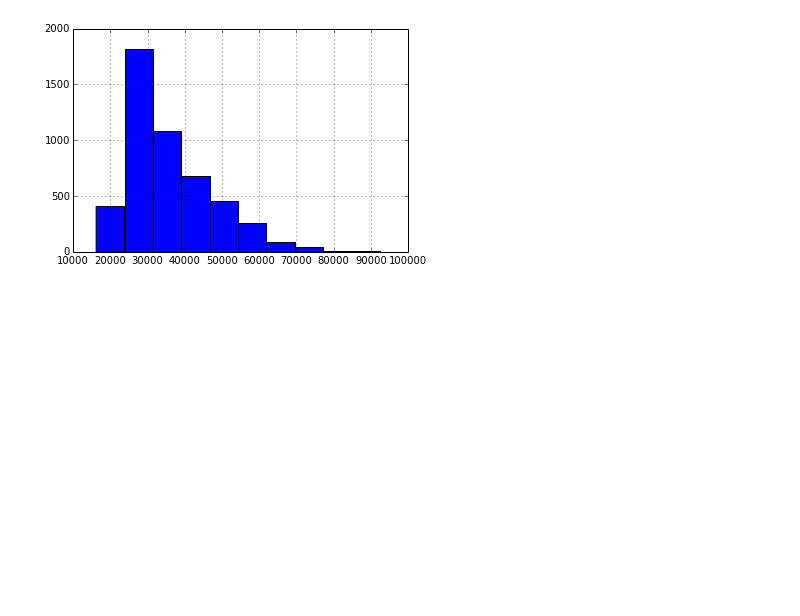
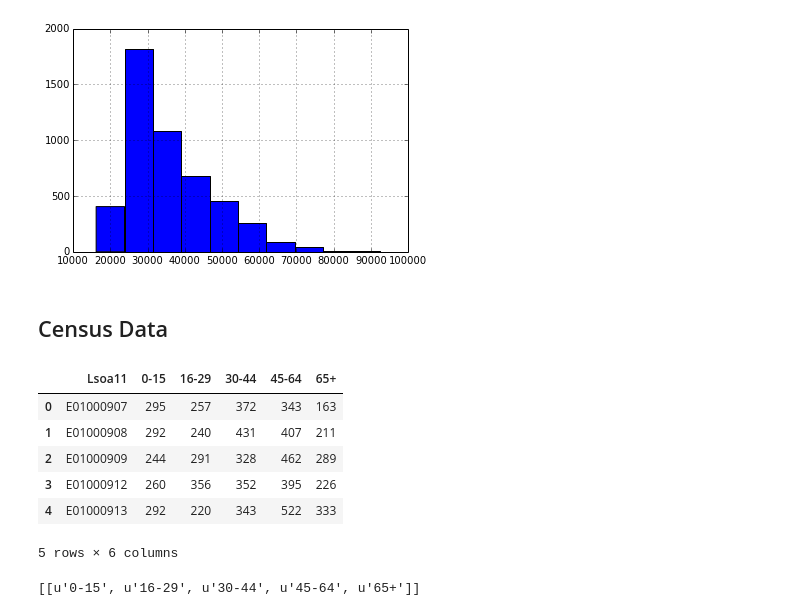
Before and after one commit to ijmbarr/SDC, a Jupyter notebook: Analysis/BuildingFacts.ipynb, the cells around one changed output. Saved outputs shown, nothing was run; the diff lists cells and outputs as text; code cells hidden in the pictures; blank space fills up the shorter version.

```diff
--- a/Analysis/BuildingFacts.ipynb
+++ b/Analysis/BuildingFacts.ipynb
@@ -301,3 +307,20 @@ def saySomethingIncome(row):
 income["IncomeDescription"] = income.apply(saySomethingIncome, axis=1)
 # %%
 pcIncome = pd.merge(pc[ ["Postcode", "Lsoa11"] ], income, left_on="Lsoa11", right_on="Lsoa11", how="left")[ ["Postcode", "IncomeDescription"]]
+# %% [markdown]
+Census Data
+-----------
+# %%
+censusDirectory = "../Data/CensusData/"
+censusAge = pd.read_excel(censusDirectory + "censusData.xls", "ages1")
+censusAge.rename(columns={"Codes":"Lsoa11"},inplace=True)
+censusAge = censusAge[ censusAge["Lsoa11"].isin(hp["Lsoa11"].values) ]
+censusAge.head()
+# %% [output]
+|  | Lsoa11 | 0-15 | 16-29 | 30-44 | 45-64 | 65+ |
+| 0 | E01000907 | 295 | 257 | 372 | 343 | 163 |
+| 1 | E01000908 | 292 | 240 | 431 | 407 | 211 |
+| 2 | E01000909 | 244 | 291 | 328 | 462 | 289 |
+| 3 | E01000912 | 260 | 356 | 352 | 395 | 226 |
+| 4 | E01000913 | 292 | 220 | 343 | 522 | 333 |
+5 rows × 6 columns
@@ -303,0 +341,4 @@ pcIncome = pd.merge(pc[ ["Postcode", "Lsoa11"] ], income, left_on="Lsoa11", righ
+# %%
+lsoaAvg
+# %% [output]
+[[u'0-15', u'16-29', u'30-44', u'45-64', u'65+']]
```
Also changed, not shown: parts of 25 cells of this notebook, 2 other files.
